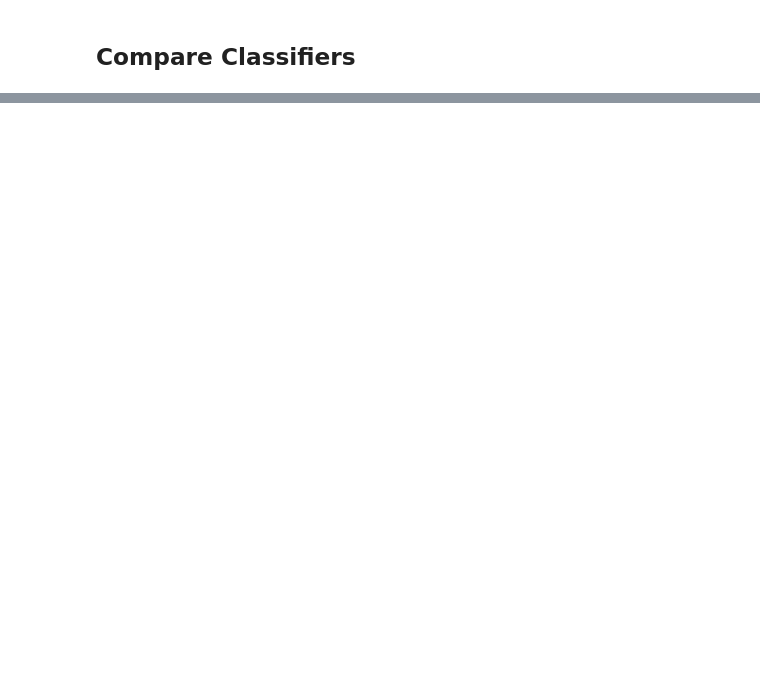
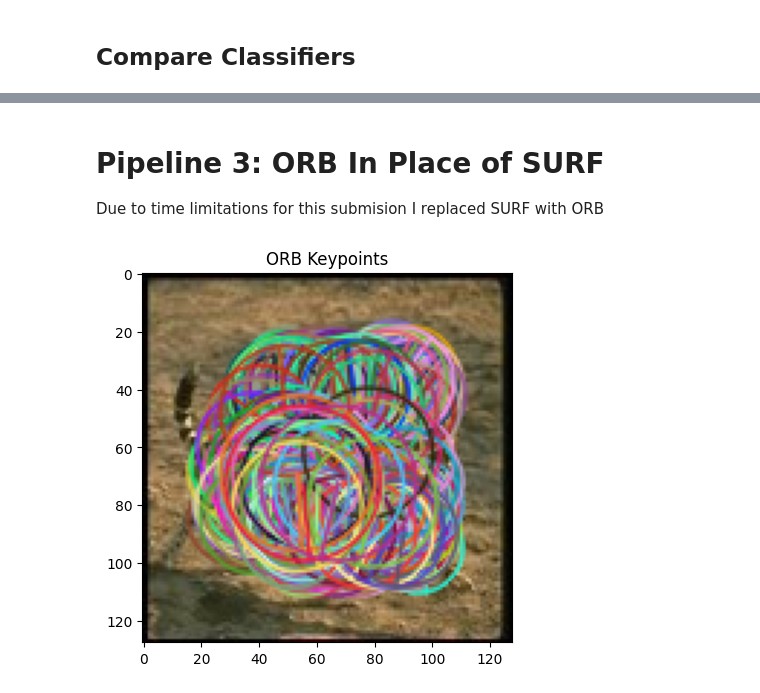
Before and after one commit to blake-barber/CS6680-Computer-Vision-Final-Project, a Jupyter notebook: Baseline_Implementation.ipynb, the cells around one changed output, grey strips where cells are left out. Saved outputs shown, nothing was run; the diff lists cells and outputs as text; code cells hidden in the pictures; blank space fills up the shorter version.

```diff
--- a/Baseline_Implementation.ipynb
+++ b/Baseline_Implementation.ipynb
@@ -662,0 +738,38 @@ Classifier Accuracy Comparison:
+# %% [markdown]
+# Pipeline 3: ORB In Place of SURF
+
+Due to time limitations for this submision I replaced SURF with ORB
+# %%
+def extract_orb_features(image, n_features=500):
+    """
+    Extract ORB features from an image.
+
+    Parameters:
+    - image: Input image.
+    - n_features: Number of keypoints to retain.
+
+    Returns:
+    - keypoints: List of detected keypoints.
+    - descriptors: Feature descriptors corresponding to the keypoints.
+    """
+    gray = (image * 255).astype('uint8')  # Convert to uint8 for ORB compatibility
+    orb = cv2.ORB_create(nfeatures=n_features)
+    keypoints, descriptors = orb.detectAndCompute(gray, None)
+    return keypoints, descriptors
+
+# Example Usage
+random_idx = np.random.randint(0, len(X_train))
+sample_image = X_train[random_idx]
+keypoints, descriptors = extract_orb_features(sample_image)
+
+# Visualize ORB keypoints
+orb_image = cv2.drawKeypoints(
+    (sample_image * 255).astype('uint8'),
+    keypoints, None,
+    flags=cv2.DRAW_MATCHES_FLAGS_DRAW_RICH_KEYPOINTS
+)
+plt.imshow(cv2.cvtColor(orb_image, cv2.COLOR_BGR2RGB))
+plt.title("ORB Keypoints")
+plt.show()
+# %% [output]
+[figure, added]
```
Also changed, not shown: parts of 15 cells of this notebook.
